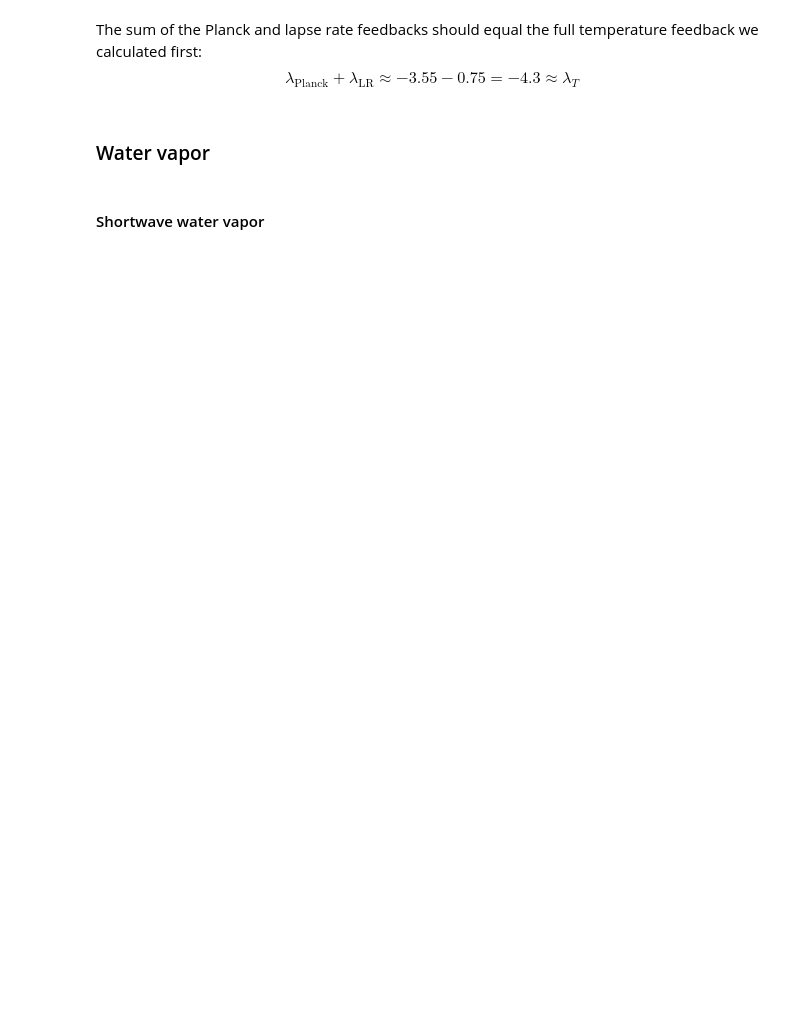
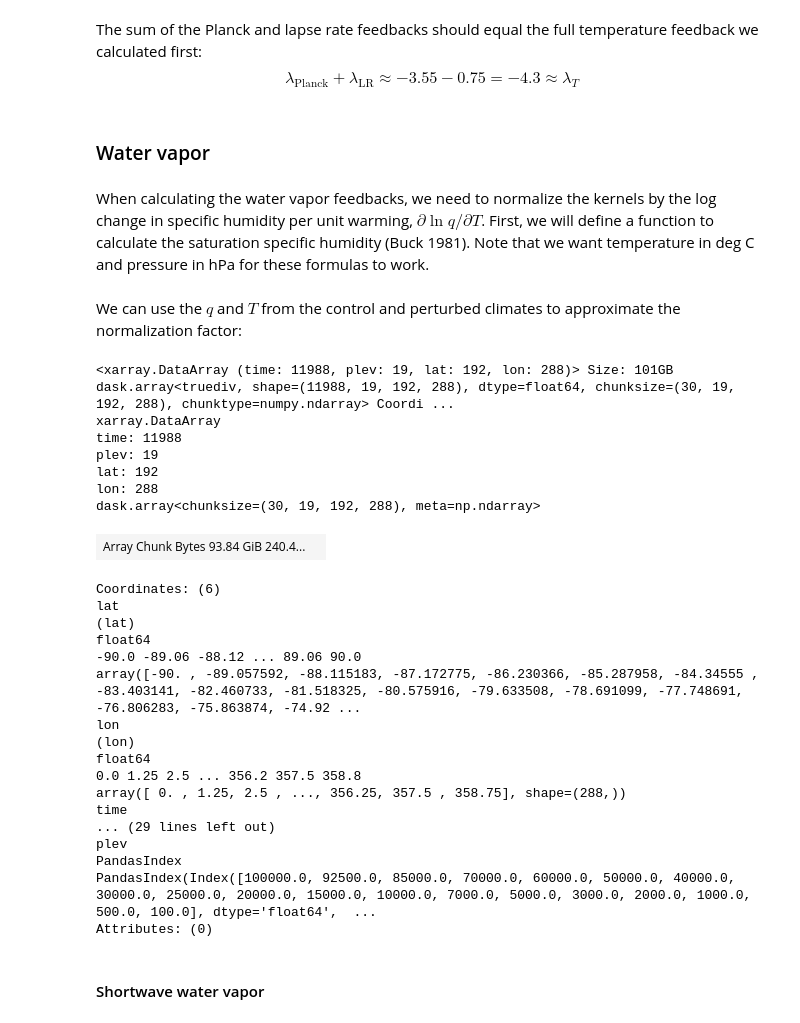
Before and after one commit to brian-rose/radiative-feedback-cookbook, a Jupyter notebook: notebooks/feedback-analysis/manual-calc.ipynb, the cells around one changed output. Saved outputs shown, nothing was run; the diff lists cells and outputs as text; code cells hidden in the pictures; blank space fills up the shorter version.

```diff
--- a/notebooks/feedback-analysis/manual-calc.ipynb
+++ b/notebooks/feedback-analysis/manual-calc.ipynb
@@ -320,2 +572,60 @@ data_kern
+# %% [markdown]
+When calculating the water vapor feedbacks, we need to normalize the kernels by the log change in specific humidity per unit warming, $\partial\ln q/\partial T$. First, we will define a function to calculate the saturation specific humidity (Buck 1981). Note that we want temperature in deg C and pressure in hPa for these formulas to work.
+# %%
+def qs(t, p=None):
+    t = t - 273.15
+    # Get pressure in hPa
+    p = t.plev/100
+
+    # Saturation vapor pressure (liquid and ice)
+    esl = (1.0007 + 3.46e-6 * p) * 6.1121 * np.exp((17.502 * t) / (240.97 + t))
+    esi = (1.0003 + 4.18e-6 * p) * 6.1115 * np.exp((22.452 * t) / (272.55 + t))
+
+    # Convert from vapor pressure to mixing ratio
+    wsl = 0.622*esl/(p - esl)
+    wsi = 0.622*esi/(p - esi)
+
+    # Use liquid water when temp is above freezing
+    ws = xr.where(t > 0, wsl, wsi)
+
+    # Convert to specific humidity
+    qs = ws/(1 + ws)
+
+    return qs
+# %% [markdown]
+We can use the $q$ and $T$ from the control and perturbed climates to approximate the normalization factor:
+# %%
+qs_ctrl = qs(ctrl.ta.squeeze())
+qs_pert = qs(pert.ta.squeeze())
+# %%
+dlnqdT = (np.log(qs_pert) - np.log(qs_ctrl))/(pert.ta.squeeze() - ctrl.ta.squeeze())
+# %%
+dlnqdT
+# %% [output]
+<xarray.DataArray (time: 11988, plev: 19, lat: 192, lon: 288)> Size: 101GB dask.array<truediv, shape=(11988, 19, 192, 288), dtype=float64, chunksize=(30, 19, 192, 288), chunktype=numpy.ndarray> Coordi ...
+xarray.DataArray
+time: 11988
+plev: 19
+lat: 192
+lon: 288
+dask.array<chunksize=(30, 19, 192, 288), meta=np.ndarray>
+| Array Chunk Bytes 93.84 GiB 240.4... |  |
+Coordinates: (6)
+lat
+(lat)
+float64
+-90.0 -89.06 -88.12 ... 89.06 90.0
+array([-90. , -89.057592, -88.115183, -87.172775, -86.230366, -85.287958, -84.34555 , -83.403141, -82.460733, -81.518325, -80.575916, -79.633508, -78.691099, -77.748691, -76.806283, -75.863874, -74.92 ...
+lon
+(lon)
+float64
+0.0 1.25 2.5 ... 356.2 357.5 358.8
+array([ 0. , 1.25, 2.5 , ..., 356.25, 357.5 , 358.75], shape=(288,))
+time
+... (29 lines left out)
+plev
+PandasIndex
+PandasIndex(Index([100000.0, 92500.0, 85000.0, 70000.0, 60000.0, 50000.0, 40000.0, 30000.0, 25000.0, 20000.0, 15000.0, 10000.0, 7000.0, 5000.0, 3000.0, 2000.0, 1000.0, 500.0, 100.0], dtype='float64',  ...
+Attributes: (0)
 # %% [markdown]
 #### Shortwave water vapor
```
Also changed, not shown: parts of 37 cells of this notebook.
